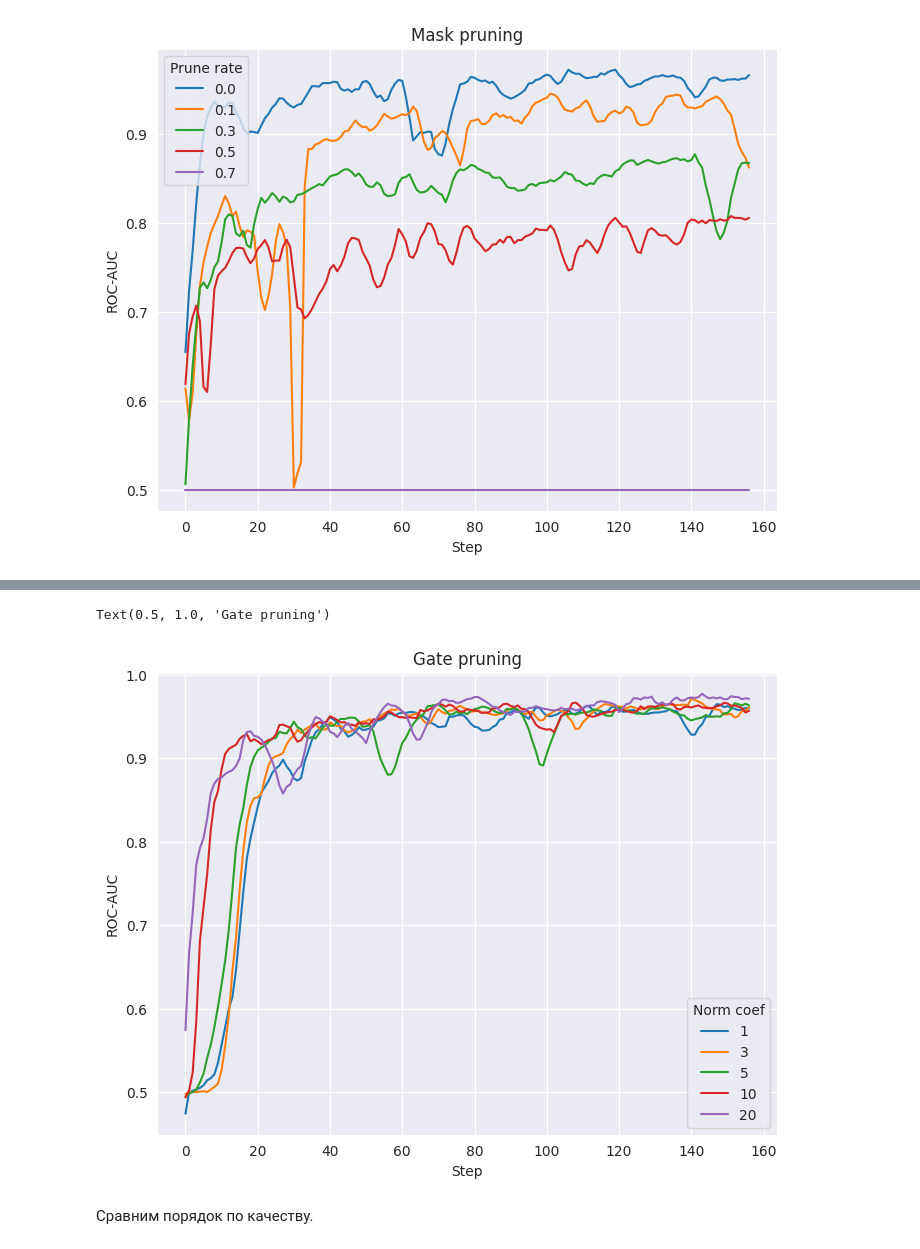
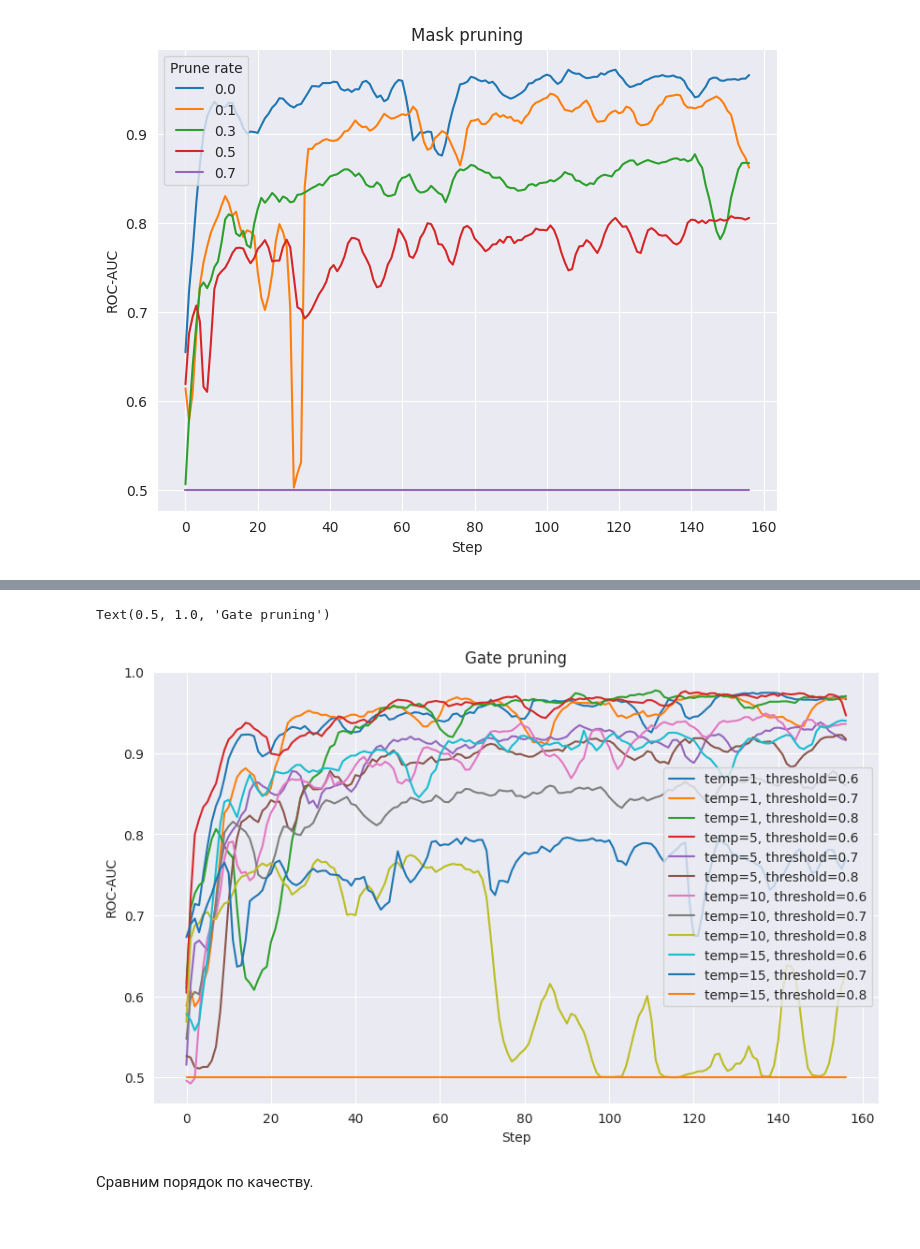
Before and after one commit to intsystems/Zero-shot-structural-pruning, a Jupyter notebook: src/pruning-simple-experiment.ipynb, the cells around one changed output, grey strips where cells are left out. Cells and saved outputs as stored; diff of their text form; code cells hidden in the pictures.

```diff
--- a/src/pruning-simple-experiment.ipynb
+++ b/src/pruning-simple-experiment.ipynb
@@ -318,7 +320,7 @@ def prune_layers_by_mask(
         ) -> torch.nn.Module:
     """ Pruning by mask, returns model """
 
-    model_copy = copy.deepcopy(model)
+    model_copy = copy.deepcopy(model.to('cpu'))
     all_modules = [item[0] for item in model.named_parameters()]
 
     # Get all connected modules
@@ -396,7 +398,8 @@ def magnitude_structural_prune_resnet(
         model: torch.nn.Module,
         prune_rate: float = 0.3,
         use_scores: bool = False,
-        norm_coef: float = 5
+        temp: float = 0.5,
+        threshold_prob: float = 0.75
         ) -> Tuple[torch.nn.Module, List[str], List[float]]:
     """ L1 pruner, returns pruned resnet model and conv norms with names """
 
@@ -416,8 +419,14 @@ def magnitude_structural_prune_resnet(
             )
 
     if use_scores:
+        # Mask for pruning
+        distr = torch.distributions.relaxed_bernoulli.RelaxedBernoulli(torch.tensor([temp]), logits=torch.tensor(conv_norms))
+        scores_prob = distr.sample()
+        conv_to_prune = scores_prob < threshold_prob
+        print(f'temperature = {temp}\tthreshold = {threshold_prob}\tprune rate = {conv_to_prune.float().mean().item():.2f}')
+
         # Pruning
-        model_copy = prune_layers_by_scores(model_copy, conv_norms, conv_names, norm_coef)
+        model_copy = prune_layers_by_mask(model_copy, conv_to_prune, conv_names)
     else:
         # Mask for pruning
         conv_norms = torch.tensor(conv_norms)
@@ -527,7 +538,7 @@ history = []
 
 # Mask pruning
 prune_rate_grid = [0.0, 0.1, 0.3, 0.5, 0.7]
-for prune_rate in tqdm(prunce_rate_grid, desc='prune rate'):
+for prune_rate in tqdm(prune_rate_grid, desc='prune rate'):
     pruned_model, _, _ = magnitude_structural_prune_resnet(model, prune_rate)
     history.append(
         train_loop(pruned_model, trainloader, testloader)
@@ -557,11 +562,13 @@ Text(0.5, 1.0, 'Mask pruning')
 history = []
 
 # Gate pruning
-norm_coef_grid = [1, 3, 5, 10, 20]
-for norm_coef in tqdm(norm_coef_grid, desc='norm_coef'):
-    pruned_model, _, _ = magnitude_structural_prune_resnet(model, use_scores=True, norm_coef=norm_coef)
-    history.append(
-        train_loop(pruned_model, trainloader, testloader)
-    )
+temp_grid = [1, 5, 10, 15]
+threshold_grid = [0.6, 0.7, 0.8]
+for temp in tqdm(temp_grid, desc='temp'):
+    for threshold in tqdm(threshold_grid, desc='threshold'):
+        pruned_model, _, _ = magnitude_structural_prune_resnet(model, use_scores=True, temp=temp, threshold_prob=threshold)
+        history.append(
+            train_loop(pruned_model, trainloader, testloader)
+        )
 # %% [output]
 fc output
@@ -572,16 +598,19 @@ fc output
 # %%
-plt.figure(figsize=(8, 6))
+plt.figure(figsize=(10, 6))
 
-for norm_coef, metric in zip(norm_coef_grid, history):
-    plt.plot(metric, label=norm_coef)
+i = 0
+for temp in temp_grid:
+    for threshold in threshold_grid:
+        plt.plot(history[i], label=f'temp={temp}, threshold={threshold}')
+        i += 1
 
-plt.legend(title='Norm coef')
 plt.xlabel('Step')
 plt.ylabel('ROC-AUC')
+plt.legend()
 plt.title('Gate pruning')
 # %% [output]
 Text(0.5, 1.0, 'Gate pruning')
-[figure, old version]
+[figure, new version]
 # %% [markdown]
 Сравним порядок по качеству.
 # %%
```
Also changed, not shown: parts of 7 cells of this notebook.
